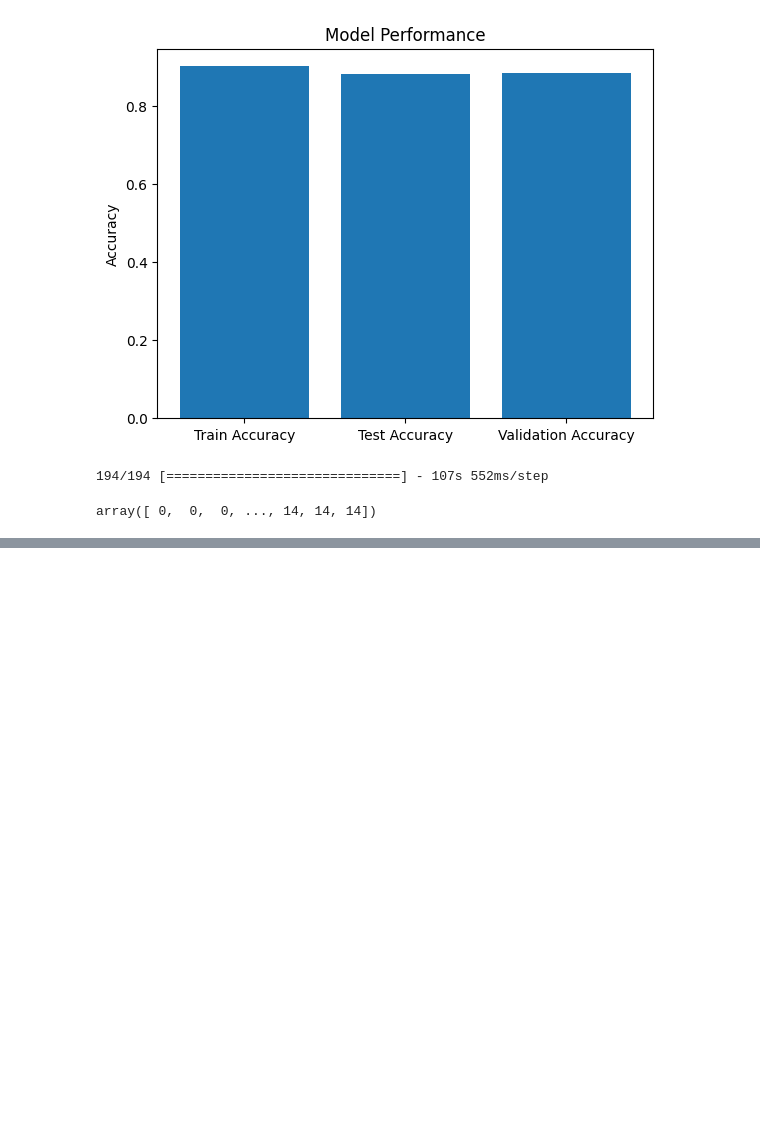
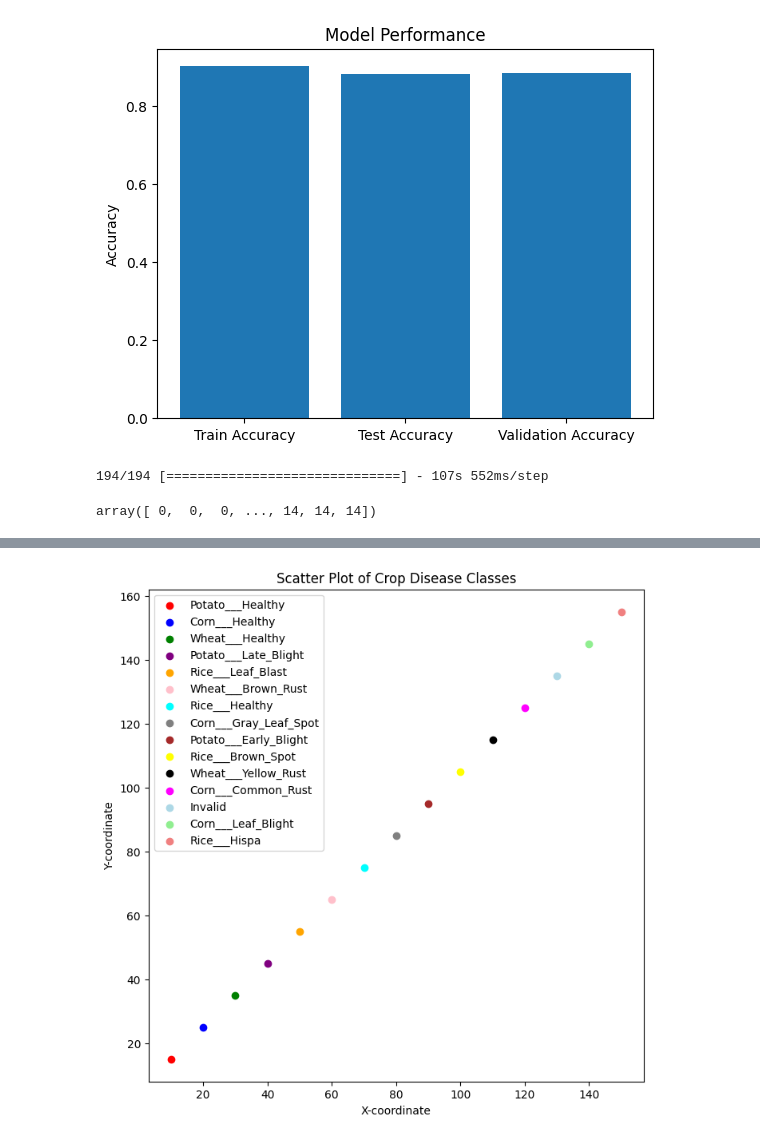
Before and after one commit to NishatVasker/Feeding_Nation_Main_Research, a Jupyter notebook: Fedding_Nation_01.ipynb, the cells around one changed output, grey strips where cells are left out. Cells and saved outputs as stored; diff of their text form; code cells hidden in the pictures; blank space fills up the shorter version.

```diff
--- a/Fedding_Nation_01.ipynb
+++ b/Fedding_Nation_01.ipynb
@@ -423,0 +640,41 @@ ValueError: ignored
+# %%
+import matplotlib.pyplot as plt
+
+# Class names and labels
+labels = ['Potato___Healthy', 'Corn___Healthy', 'Wheat___Healthy', 'Potato___Late_Blight', 'Rice___Leaf_Blast',
+          'Wheat___Brown_Rust', 'Rice___Healthy', 'Corn___Gray_Leaf_Spot', 'Potato___Early_Blight',
+          'Rice___Brown_Spot', 'Wheat___Yellow_Rust', 'Corn___Common_Rust', 'Invalid', 'Corn___Leaf_Blight',
+          'Rice___Hispa']
+
+# Sample x and y coordinates for each class (replace with actual data)
+x_coords = [10, 20, 30, 40, 50, 60, 70, 80, 90, 100, 110, 120, 130, 140, 150]
+y_coords = [15, 25, 35, 45, 55, 65, 75, 85, 95, 105, 115, 125, 135, 145, 155]
+
+class_colors = {
+    'Potato___Healthy': 'red',
+    'Corn___Healthy': 'blue',
+    'Wheat___Healthy': 'green',
+    'Potato___Late_Blight': 'purple',
+    'Rice___Leaf_Blast': 'orange',
+    'Wheat___Brown_Rust': 'pink',
+    'Rice___Healthy': 'cyan',
+    'Corn___Gray_Leaf_Spot': 'gray',
+    'Potato___Early_Blight': 'brown',
+    'Rice___Brown_Spot': 'yellow',
+    'Wheat___Yellow_Rust': 'black',
+    'Corn___Common_Rust': 'magenta',
+    'Invalid': 'lightblue',
+    'Corn___Leaf_Blight': 'lightgreen',
+    'Rice___Hispa': 'lightcoral'
+}
+
+plt.figure(figsize=(8, 8))
+for i, label in enumerate(labels):
+    plt.scatter(x_coords[i], y_coords[i], c=class_colors[label], label=label)
+plt.xlabel('X-coordinate')
+plt.ylabel('Y-coordinate')
+plt.title('Scatter Plot of Crop Disease Classes')
+plt.legend()
+plt.show()
+# %% [output]
+[figure, added]
```
Also changed, not shown: parts of 11 cells of this notebook.
